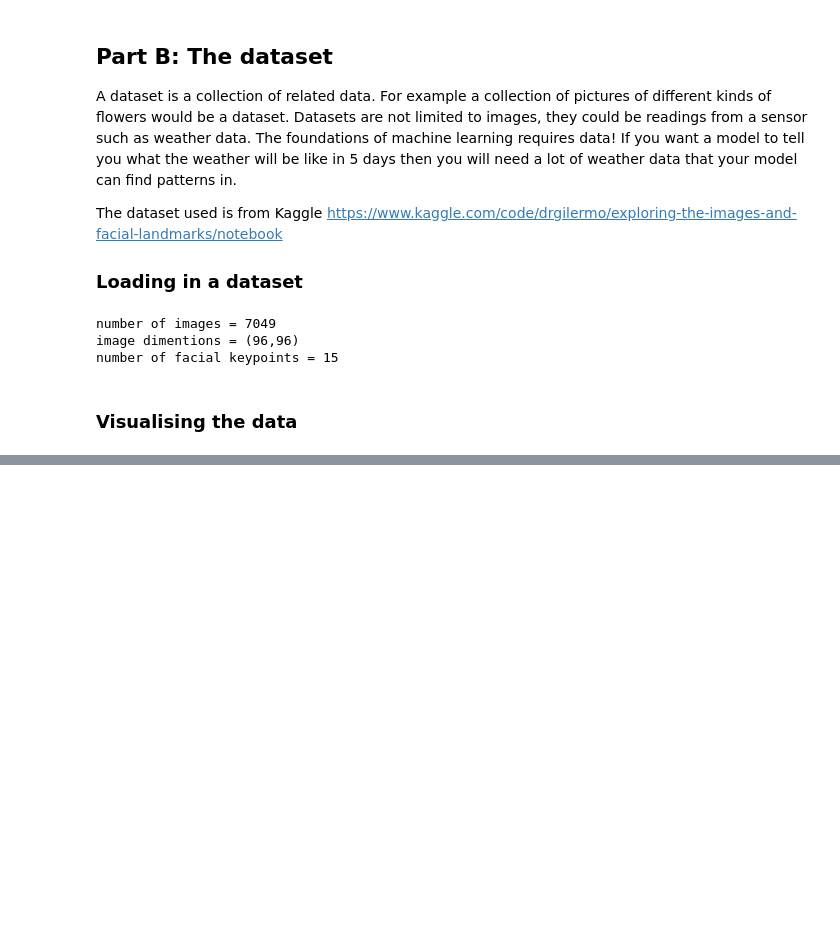
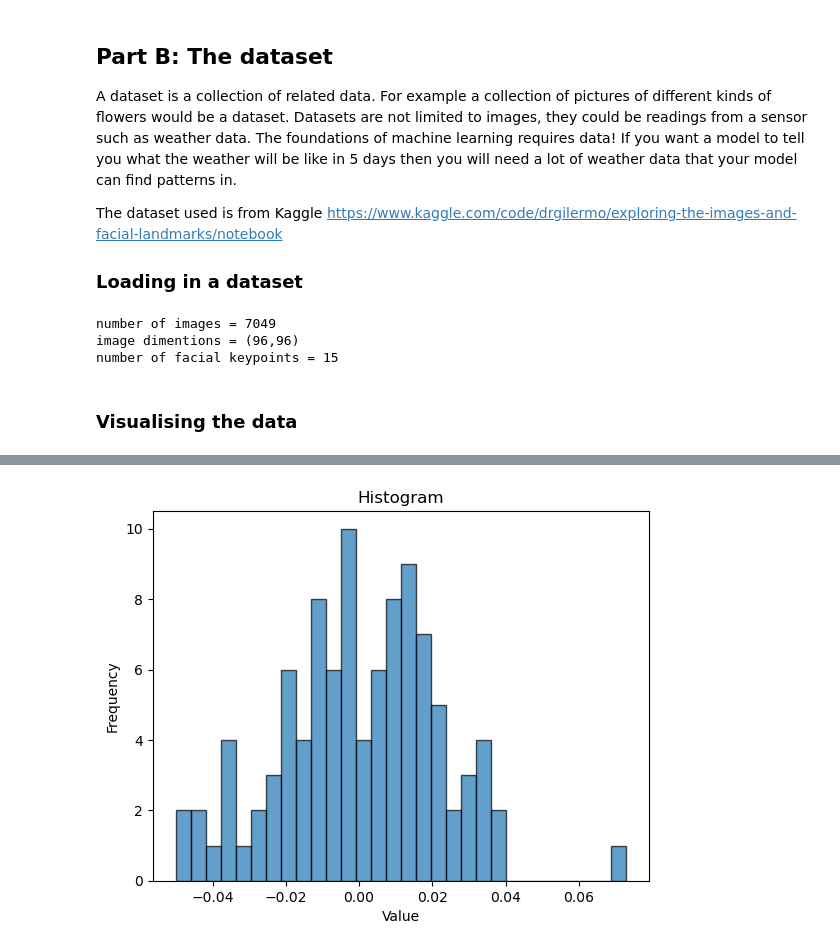
Before and after one commit to jembennettuk/work_experience, a Jupyter notebook: WorkSheets/task.ipynb, the cells around one changed output, grey strips where cells are left out. Drawn from its saved outputs; the diff is of its cells as text; code cells hidden in the pictures; blank space fills up the shorter version.

```diff
--- a/WorkSheets/task.ipynb
+++ b/WorkSheets/task.ipynb
@@ -169,0 +193,20 @@ for i in range(num_fig_rows):
+# %%
+
+#gather all the average
+example_images=np.random.normal(0,10,(100,250,250,3)) #example 100 iamges
+example_images=example_images.reshape((100,250*250*3)) #flatten it into flat images
+averages=np.average(example_images,axis=1) #find average of each image (rather than all images)
+
+
+# Create histogram
+plt.hist(averages, bins=30, edgecolor='black', alpha=0.7) #30 bins
+
+# Add labels and title
+plt.xlabel('Value')
+plt.ylabel('Frequency')
+plt.title('Histogram')
+
+# Show plot
+plt.show()
+# %% [output]
+[figure, added]
```
Also changed, not shown: parts of 8 cells of this notebook.
